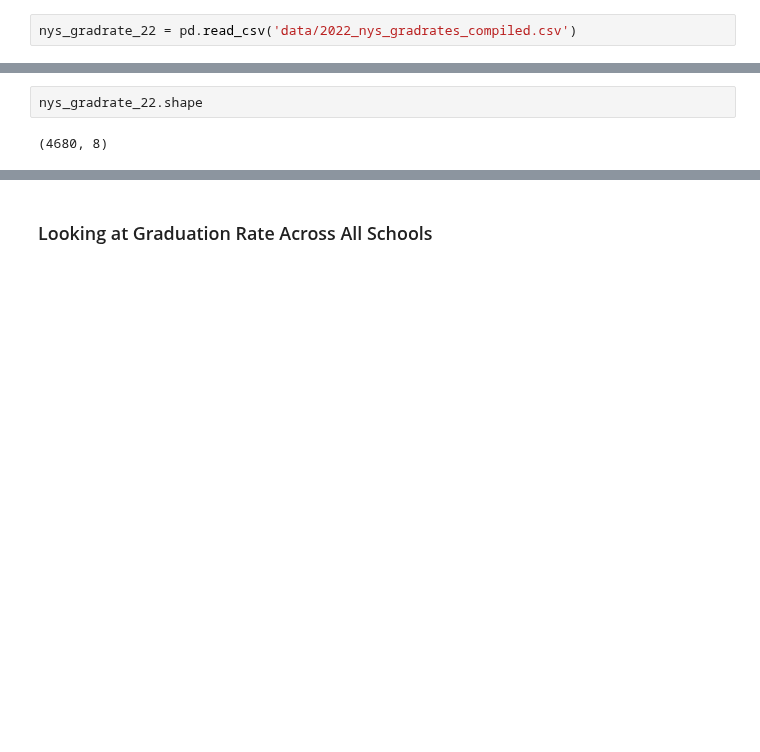
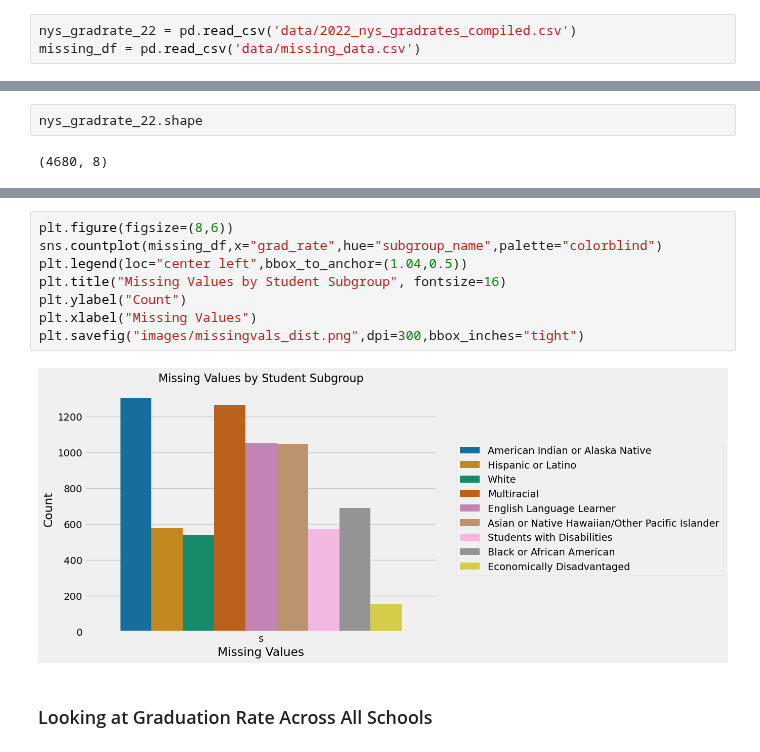
Before and after one commit to asoylatte03/nys-ell-grad-rate, a Jupyter notebook: exploratory data analysis.ipynb, the cells around one changed output, grey strips where cells are left out. Cells and saved outputs as stored; diff of their text form; blank space fills up the shorter version.

```diff
--- a/exploratory data analysis.ipynb
+++ b/exploratory data analysis.ipynb
@@ -15,6 +15,7 @@ style.use('fivethirtyeight')
 ## Datasets
 # %%
 nys_gradrate_22 = pd.read_csv('data/2022_nys_gradrates_compiled.csv')
+missing_df = pd.read_csv('data/missing_data.csv')
 # %%
 # reformating some column names
 nys_gradrate_22 = nys_gradrate_22.rename(
@@ -35,3 +72,13 @@ nys_gradrate_22.shape
+# %%
+plt.figure(figsize=(8,6))
+sns.countplot(missing_df,x="grad_rate",hue="subgroup_name",palette="colorblind")
+plt.legend(loc="center left",bbox_to_anchor=(1.04,0.5))
+plt.title("Missing Values by Student Subgroup", fontsize=16)
+plt.ylabel("Count")
+plt.xlabel("Missing Values")
+plt.savefig("images/missingvals_dist.png",dpi=300,bbox_inches="tight")
+# %% [output]
+[figure, added]
 # %% [markdown]
 ### Looking at Graduation Rate Across All Schools
 # %% [markdown]
```
Also changed, not shown: parts of 6 cells of this notebook, 7 other files.
